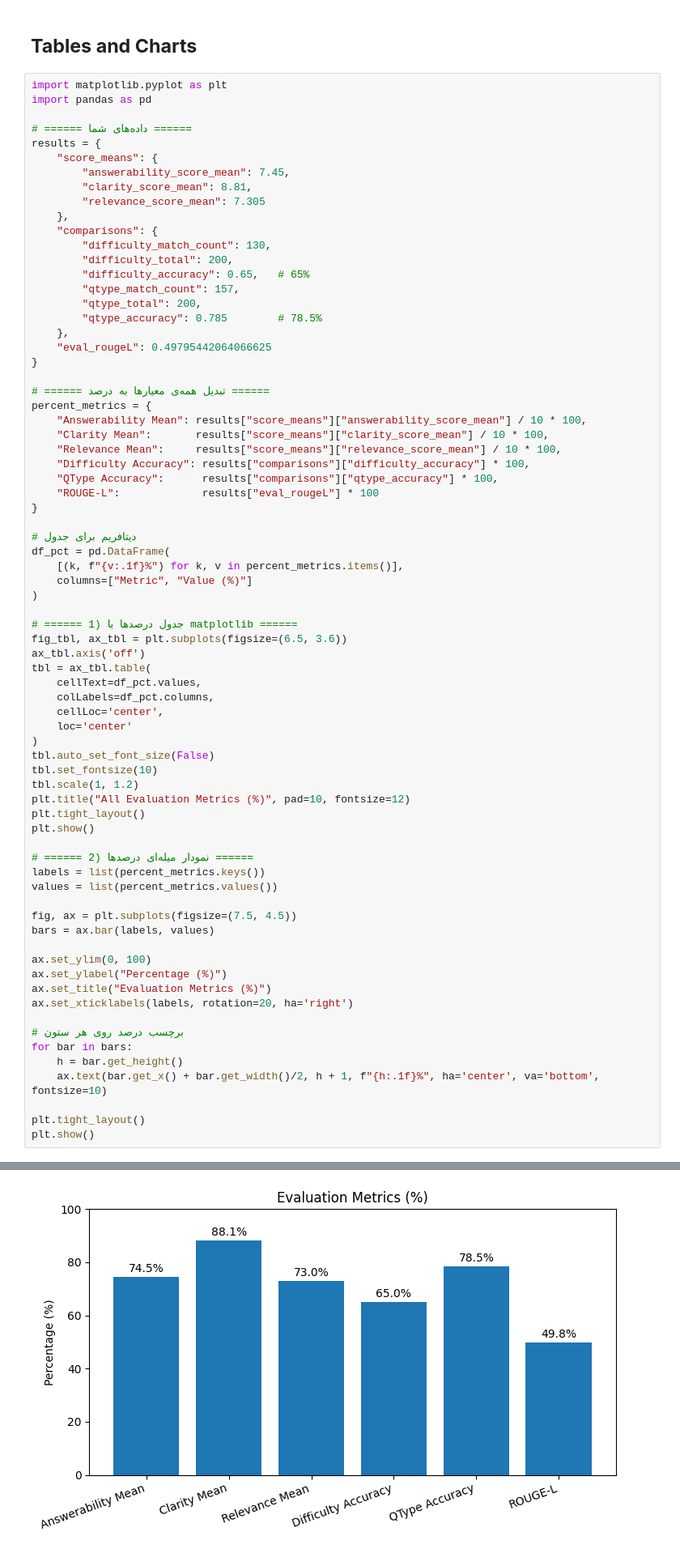
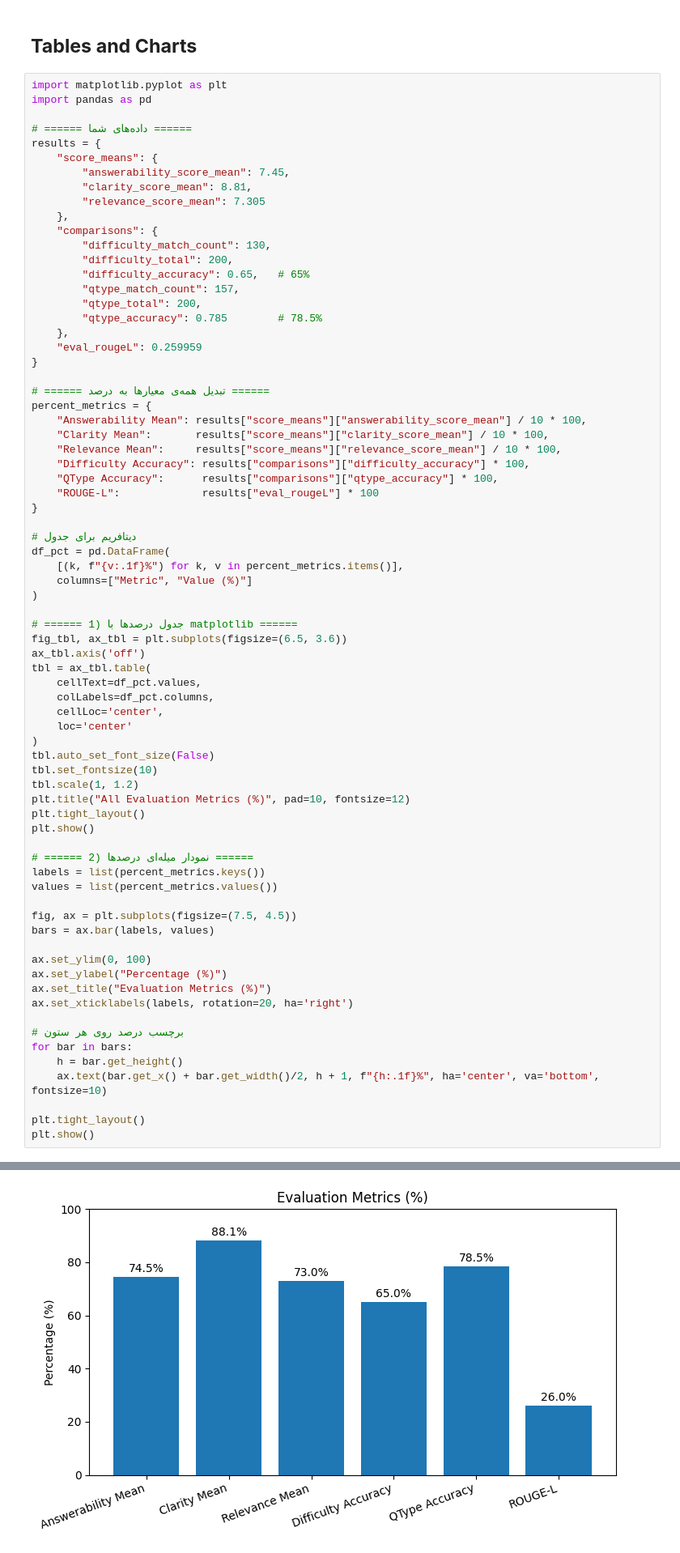
Before and after one commit to AliKarimiENT/thesis-project, a Jupyter notebook: src/evaluation/NQG-evaluation.ipynb, the cells around one changed output, grey strips where cells are left out. Shown: that part at 81% size. Cells and saved outputs as stored; diff of their text form.

Commit message:
added evaluation and charts

```diff
--- a/src/evaluation/NQG-evaluation.ipynb
+++ b/src/evaluation/NQG-evaluation.ipynb
@@ -114,7 +114,7 @@ results = {
         "qtype_total": 200,
         "qtype_accuracy": 0.785        # 78.5%
     },
-    "eval_rougeL": 0.49795442064066625
+    "eval_rougeL": 0.259959
 }
 
 # ====== تبدیل همه‌ی معیارها به درصد ======
@@ -143,34 +143,34 @@ tbl = ax_tbl.table(
     loc='center'
 )
 tbl.auto_set_font_size(False)
 tbl.set_fontsize(10)
 tbl.scale(1, 1.2)
 plt.title("All Evaluation Metrics (%)", pad=10, fontsize=12)
 plt.tight_layout()
 plt.show()
 
 # ====== 2) نمودار میله‌ای درصدها ======
 labels = list(percent_metrics.keys())
 values = list(percent_metrics.values())
 
 fig, ax = plt.subplots(figsize=(7.5, 4.5))
 bars = ax.bar(labels, values)
 
 ax.set_ylim(0, 100)
 ax.set_ylabel("Percentage (%)")
 ax.set_title("Evaluation Metrics (%)")
 ax.set_xticklabels(labels, rotation=20, ha='right')
 
 # برچسب درصد روی هر ستون
 for bar in bars:
     h = bar.get_height()
     ax.text(bar.get_x() + bar.get_width()/2, h + 1, f"{h:.1f}%", ha='center', va='bottom', fontsize=10)
 
 plt.tight_layout()
 plt.show()
 # %% [output]
 [figure]
-[figure, old version]
+[figure, new version]
 # %%
 import matplotlib.pyplot as plt
 import pandas as pd
```
Also changed, not shown: parts of 5 cells of this notebook.
